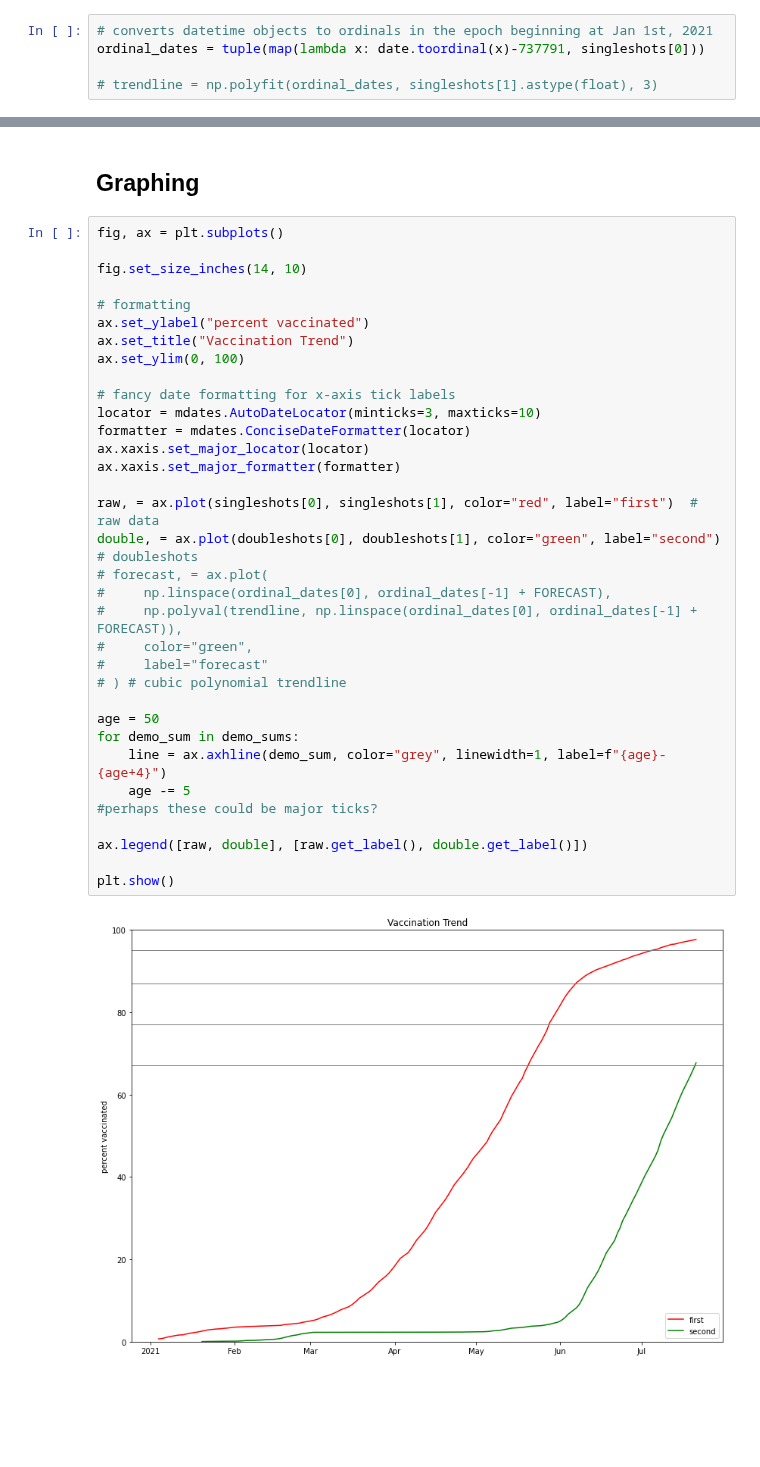
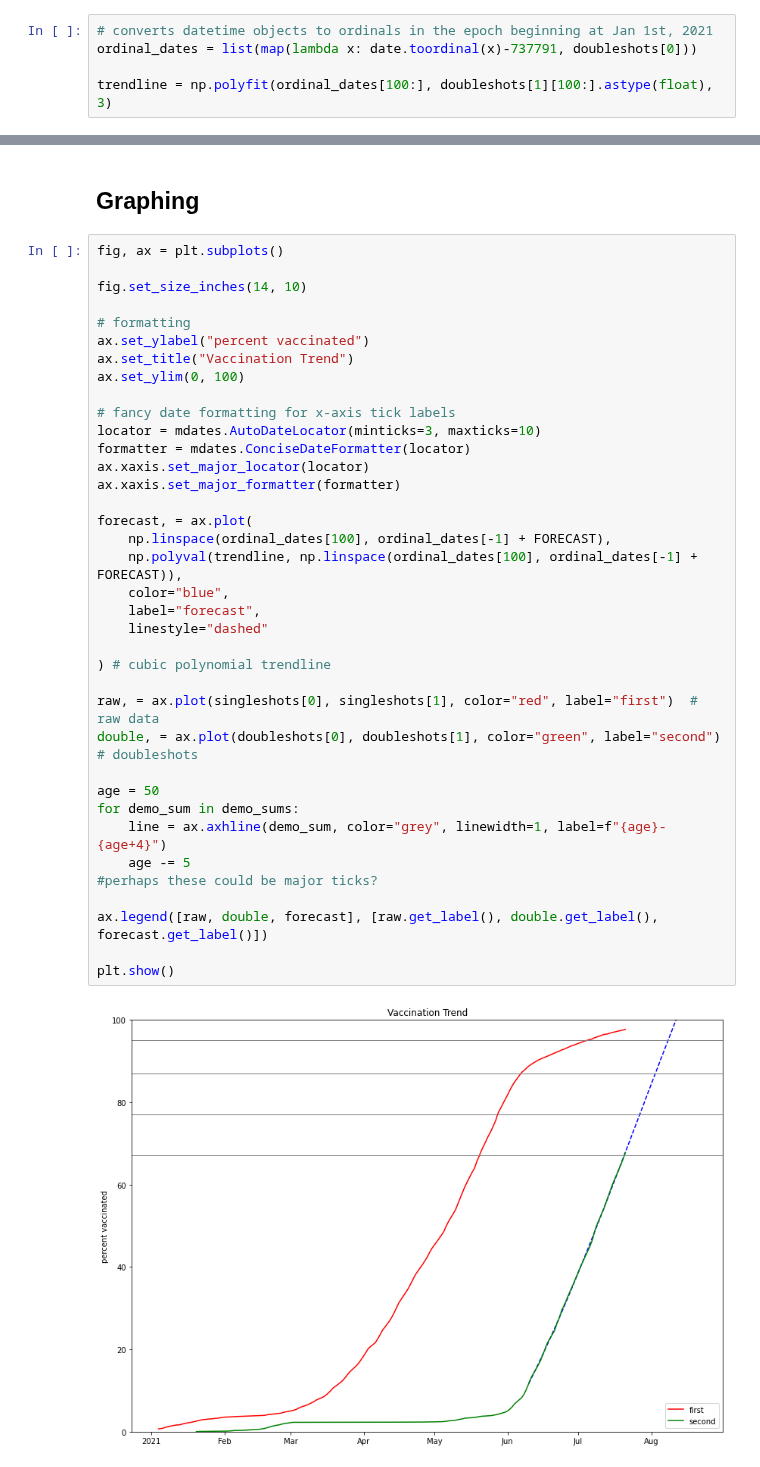
Before and after one commit to novedevo/vaccine-predictor, a Jupyter notebook: vaccine-predictor.ipynb, the cells around one changed output, grey strips where cells are left out. Saved outputs shown, nothing was run; the diff lists cells and outputs as text; blank space fills up the shorter version.

```diff
--- a/vaccine-predictor.ipynb
+++ b/vaccine-predictor.ipynb
@@ -89,9 +89,9 @@ Python's `datetime` module and `matplotlib`'s `date` module use different epochs
 Subtracting `737791` (the `datetime` ordinal for January 1st, 2021) from each entry effectively sets the epoch to the earliest time we care about, and we set the `matplotlib` epoch in the first cell.
 # %%
 # converts datetime objects to ordinals in the epoch beginning at Jan 1st, 2021
-ordinal_dates = tuple(map(lambda x: date.toordinal(x)-737791, singleshots[0]))
+ordinal_dates = list(map(lambda x: date.toordinal(x)-737791, doubleshots[0]))
 
-# trendline = np.polyfit(ordinal_dates, singleshots[1].astype(float), 3)
+trendline = np.polyfit(ordinal_dates[100:], doubleshots[1][100:].astype(float), 3)
 # %% [markdown]
 ## Generate demographic separation markers
 # %% [markdown]
@@ -111,36 +111,39 @@ demo_sums.reverse()
 # %%
 fig, ax = plt.subplots()
 
 fig.set_size_inches(14, 10)
 
 # formatting
 ax.set_ylabel("percent vaccinated")
 ax.set_title("Vaccination Trend")
 ax.set_ylim(0, 100)
 
 # fancy date formatting for x-axis tick labels
 locator = mdates.AutoDateLocator(minticks=3, maxticks=10)
 formatter = mdates.ConciseDateFormatter(locator)
 ax.xaxis.set_major_locator(locator)
 ax.xaxis.set_major_formatter(formatter)
 
+forecast, = ax.plot(
+    np.linspace(ordinal_dates[100], ordinal_dates[-1] + FORECAST),
+    np.polyval(trendline, np.linspace(ordinal_dates[100], ordinal_dates[-1] + FORECAST)),
+    color="blue",
+    label="forecast",
+    linestyle="dashed"
+
+) # cubic polynomial trendline
+
 raw, = ax.plot(singleshots[0], singleshots[1], color="red", label="first")  # raw data
 double, = ax.plot(doubleshots[0], doubleshots[1], color="green", label="second")  # doubleshots
-# forecast, = ax.plot(
-#     np.linspace(ordinal_dates[0], ordinal_dates[-1] + FORECAST),
-#     np.polyval(trendline, np.linspace(ordinal_dates[0], ordinal_dates[-1] + FORECAST)),
-#     color="green",
-#     label="forecast"
-# ) # cubic polynomial trendline
 
 age = 50
 for demo_sum in demo_sums:
     line = ax.axhline(demo_sum, color="grey", linewidth=1, label=f"{age}-{age+4}")
     age -= 5
 #perhaps these could be major ticks?
 
-ax.legend([raw, double], [raw.get_label(), double.get_label()])
+ax.legend([raw, double, forecast], [raw.get_label(), double.get_label(), forecast.get_label()])
 
 plt.show()
 # %% [output]
-[figure, old version]
+[figure, new version]
```
